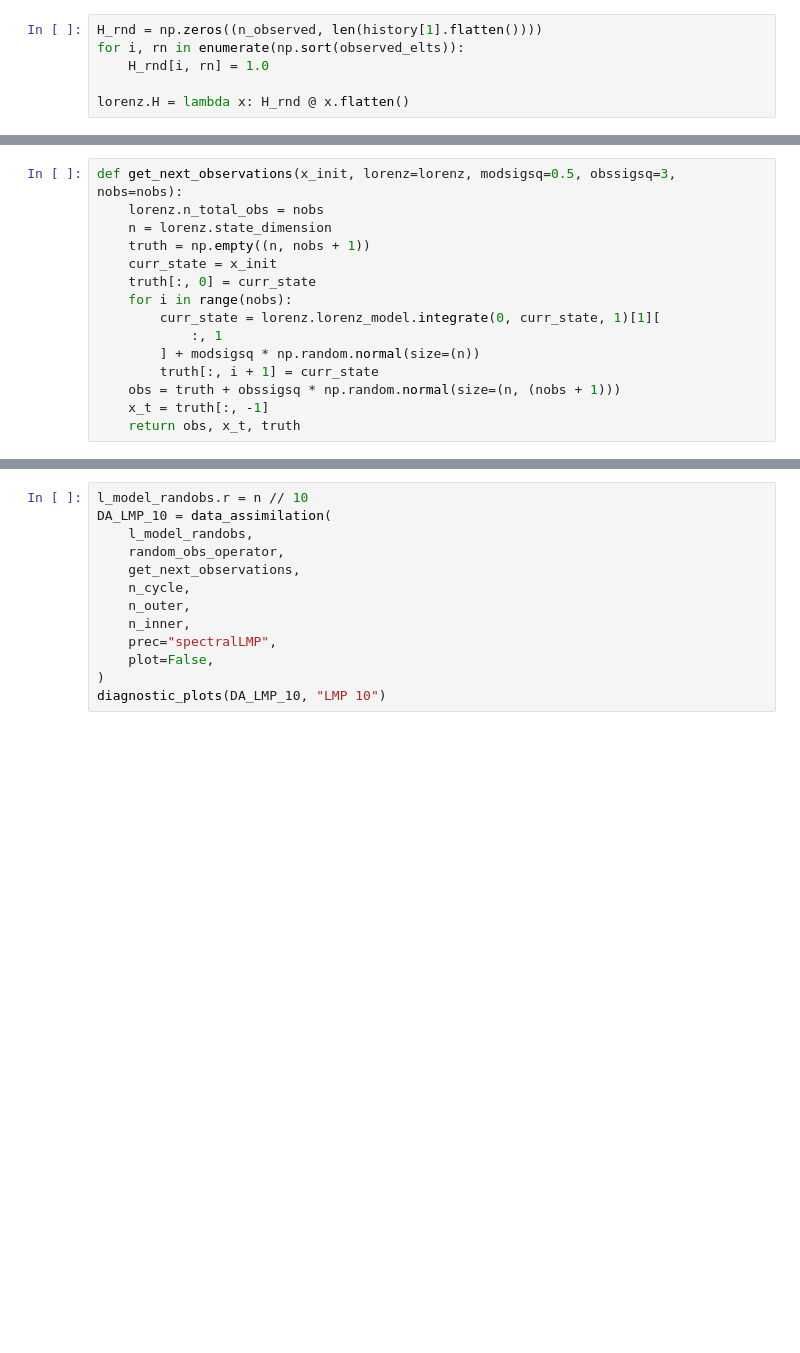
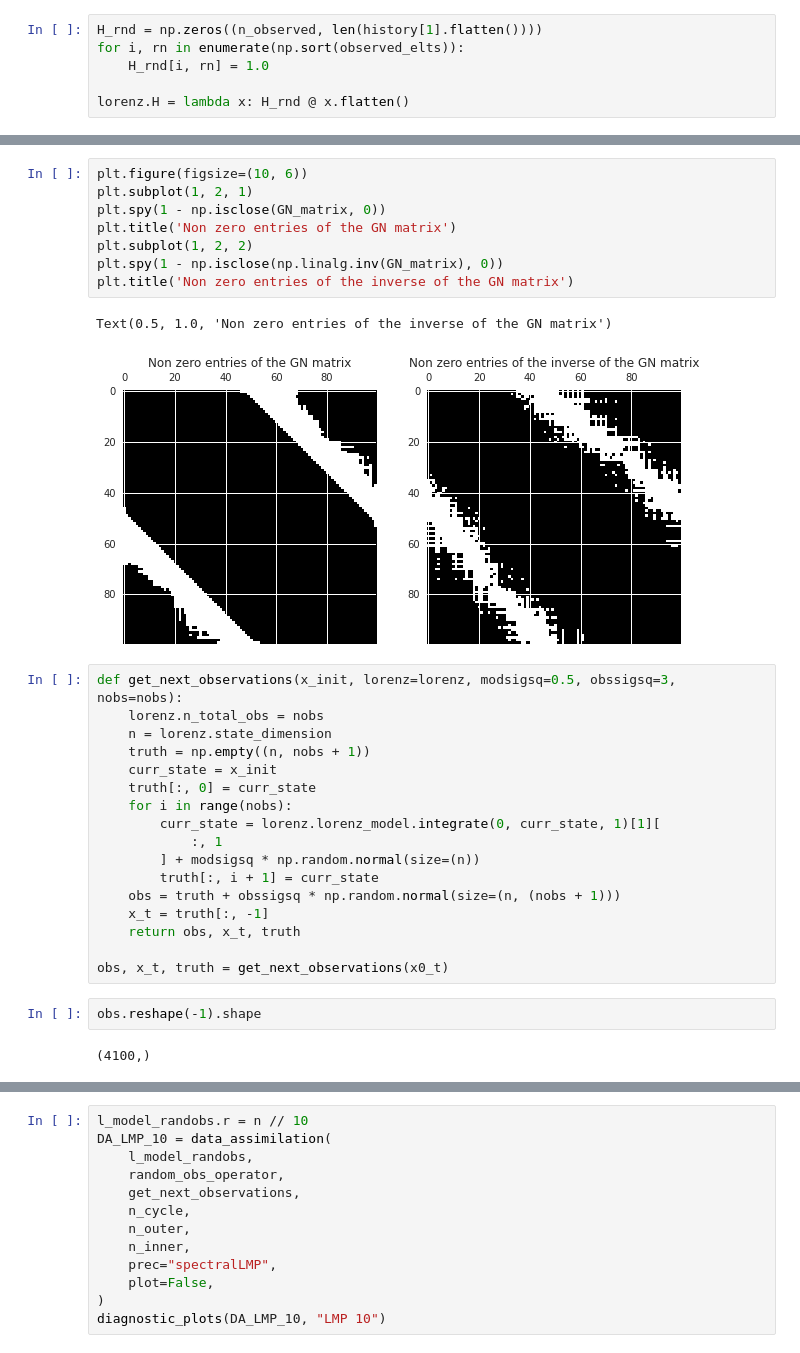
Before and after one commit to VTrappler/DA_PoC, a Jupyter notebook: notebooks/lorenz_DA.ipynb, the cells around one changed output, grey strips where cells are left out. Saved outputs shown, nothing was run; the diff lists cells and outputs as text; blank space fills up the shorter version.

```diff
--- a/notebooks/lorenz_DA.ipynb
+++ b/notebooks/lorenz_DA.ipynb
@@ -103,3 +126,14 @@ plt.yscale('log')
+# %%
+plt.figure(figsize=(10, 6))
+plt.subplot(1, 2, 1)
+plt.spy(1 - np.isclose(GN_matrix, 0))
+plt.title('Non zero entries of the GN matrix')
+plt.subplot(1, 2, 2)
+plt.spy(1 - np.isclose(np.linalg.inv(GN_matrix), 0))
+plt.title('Non zero entries of the inverse of the GN matrix')
+# %% [output]
+Text(0.5, 1.0, 'Non zero entries of the inverse of the GN matrix')
+[figure, added]
 # %%
 def get_next_observations(x_init, lorenz=lorenz, modsigsq=0.5, obssigsq=3, nobs=nobs):
     lorenz.n_total_obs = nobs
@@ -115,6 +149,12 @@ def get_next_observations(x_init, lorenz=lorenz, modsigsq=0.5, obssigsq=3, nobs=
     obs = truth + obssigsq * np.random.normal(size=(n, (nobs + 1)))
     x_t = truth[:, -1]
     return obs, x_t, truth
+
+obs, x_t, truth = get_next_observations(x0_t)
+# %%
+obs.reshape(-1).shape
+# %% [output]
+(4100,)
 # %%
 print(f"Random observation operator   ---------------")
 m = n * (nobs + 1)
```
Also changed, not shown: parts of 19 cells of this notebook, 1 other file.
